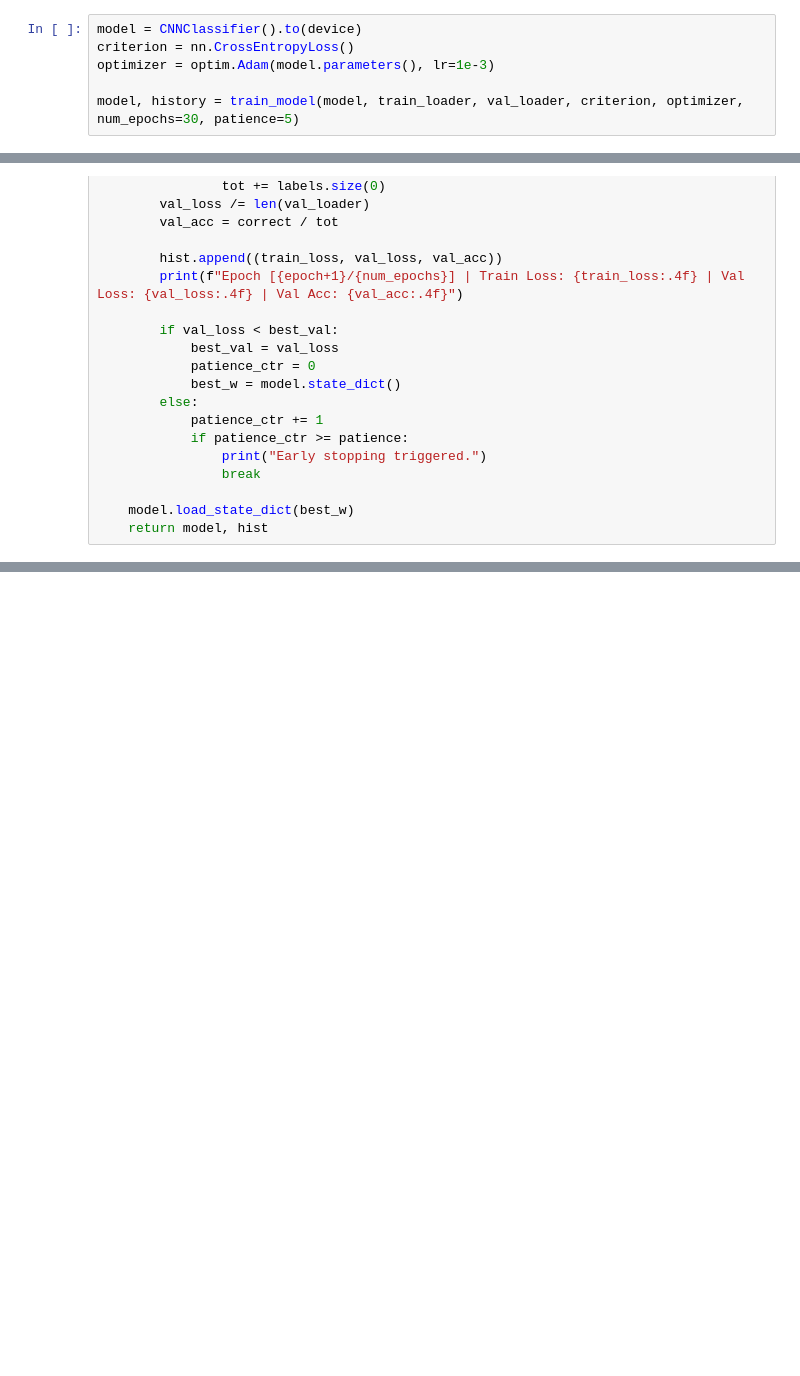
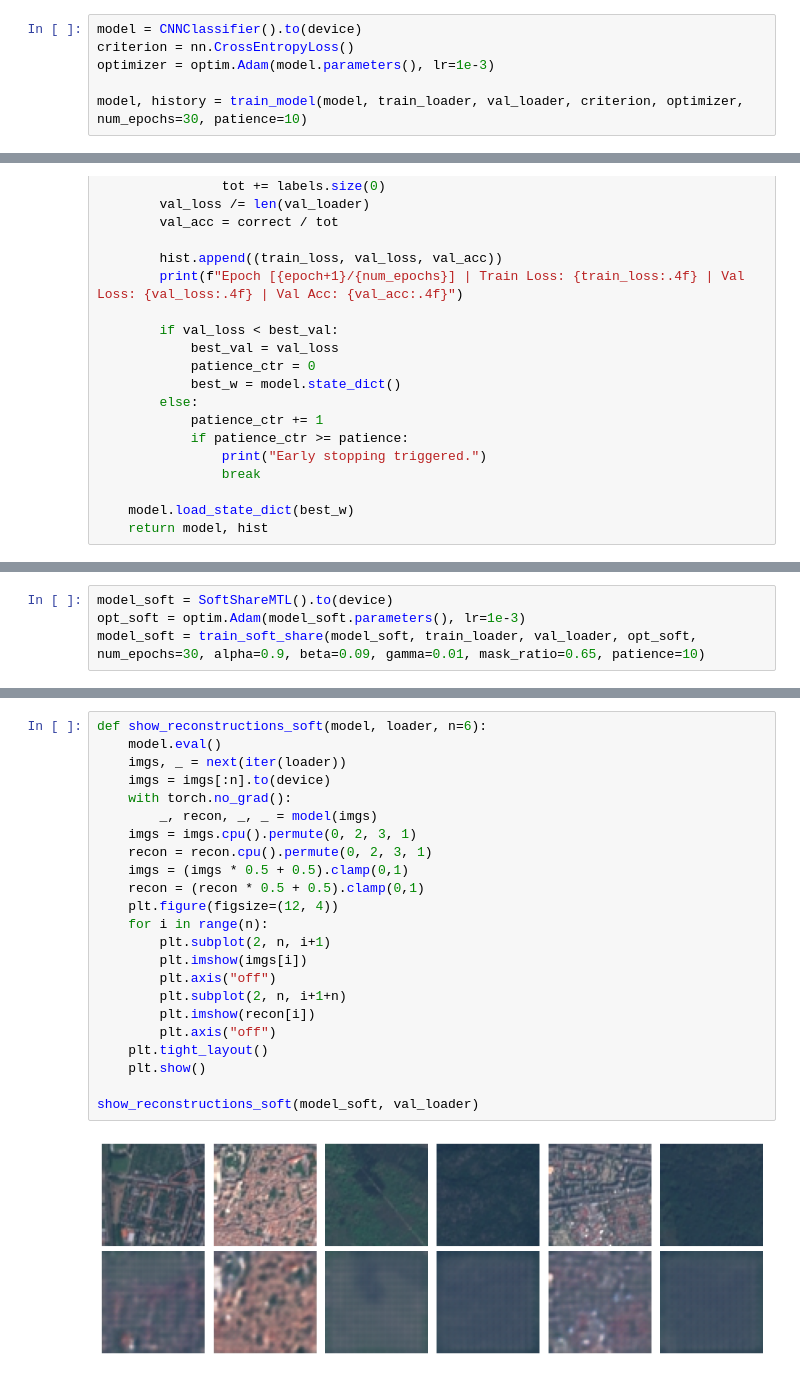
Before and after one commit to miikeydev/MTL_Classification_Reconstruction, a Jupyter notebook: notebooks/mahouna/MLT_AE_experiments.ipynb, the cells around one changed output, grey strips where cells are left out. Drawn from its saved outputs; the diff is of its cells as text; blank space fills up the shorter version.

```diff
--- a/notebooks/mahouna/MLT_AE_experiments.ipynb
+++ b/notebooks/mahouna/MLT_AE_experiments.ipynb
@@ -143,5 +142,5 @@ model = CNNClassifier().to(device)
 criterion = nn.CrossEntropyLoss()
 optimizer = optim.Adam(model.parameters(), lr=1e-3)
 
-model, history = train_model(model, train_loader, val_loader, criterion, optimizer, num_epochs=30, patience=5)
+model, history = train_model(model, train_loader, val_loader, criterion, optimizer, num_epochs=30, patience=10)
 # %% [output]
@@ -442,0 +520,4 @@ CM Medium:
+# %%
+model_soft = SoftShareMTL().to(device)
+opt_soft = optim.Adam(model_soft.parameters(), lr=1e-3)
+model_soft = train_soft_share(model_soft, train_loader, val_loader, opt_soft, num_epochs=30, alpha=0.9, beta=0.09, gamma=0.01, mask_ratio=0.65, patience=10)
@@ -442,0 +542,25 @@ CM Medium:
+# %%
+def show_reconstructions_soft(model, loader, n=6):
+    model.eval()
+    imgs, _ = next(iter(loader))
+    imgs = imgs[:n].to(device)
+    with torch.no_grad():
+        _, recon, _, _ = model(imgs)
+    imgs = imgs.cpu().permute(0, 2, 3, 1)
+    recon = recon.cpu().permute(0, 2, 3, 1)
+    imgs = (imgs * 0.5 + 0.5).clamp(0,1)
+    recon = (recon * 0.5 + 0.5).clamp(0,1)
+    plt.figure(figsize=(12, 4))
+    for i in range(n):
+        plt.subplot(2, n, i+1)
+        plt.imshow(imgs[i])
+        plt.axis("off")
+        plt.subplot(2, n, i+1+n)
+        plt.imshow(recon[i])
+        plt.axis("off")
+    plt.tight_layout()
+    plt.show()
+
+show_reconstructions_soft(model_soft, val_loader)
+# %% [output]
+[figure, added]
```
Also changed, not shown: parts of 10 cells of this notebook, 2 other files.
